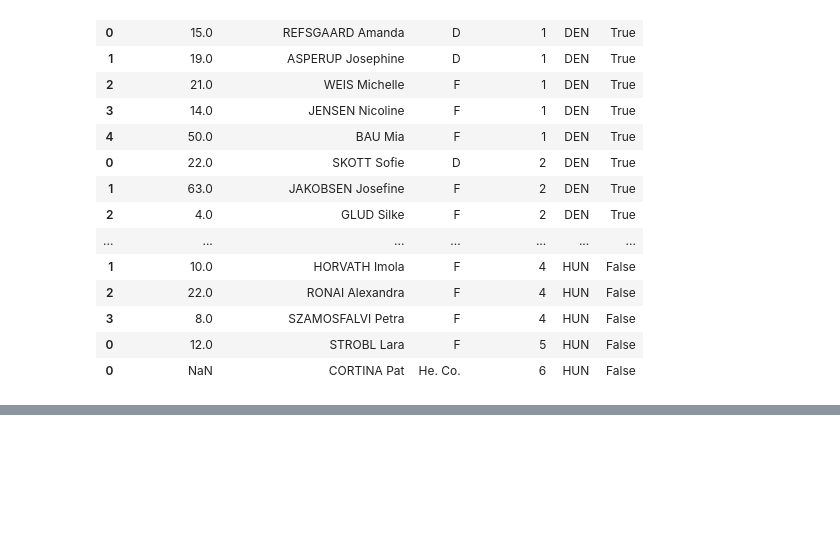
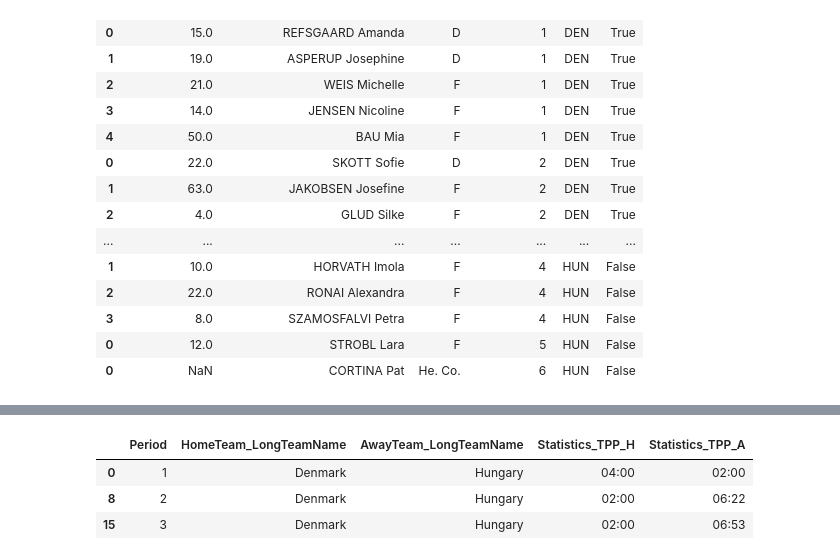
Before and after one commit to the-bucketless/iihf, a Jupyter notebook: iihf_stats_and_lineups.ipynb, the cells around one changed output, grey strips where cells are left out. Cells and saved outputs as stored; diff of their text form; code cells hidden in the pictures; blank space fills up the shorter version.

```diff
--- a/iihf_stats_and_lineups.ipynb
+++ b/iihf_stats_and_lineups.ipynb
@@ -156,0 +229,8 @@ lineups.iloc[:, :-2]
+# %%
+toi_columns = ["Period", "HomeTeam_LongTeamName", "AwayTeam_LongTeamName", "Statistics_TPP_H", "Statistics_TPP_A"]
+api_df[toi_columns].drop_duplicates()
+# %% [output]
+|  | Period | HomeTeam_LongTeamName | AwayTeam_LongTeamName | Statistics_TPP_H | Statistics_TPP_A |
+| 0 | 1 | Denmark | Hungary | 04:00 | 02:00 |
+| 8 | 2 | Denmark | Hungary | 02:00 | 06:22 |
+| 15 | 3 | Denmark | Hungary | 02:00 | 06:53 |
```
Also changed, not shown: parts of 6 cells of this notebook.
